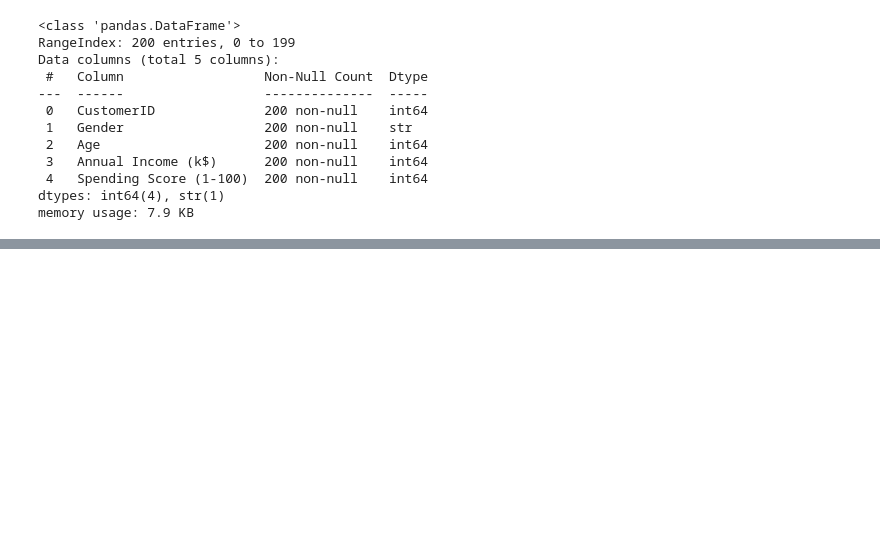
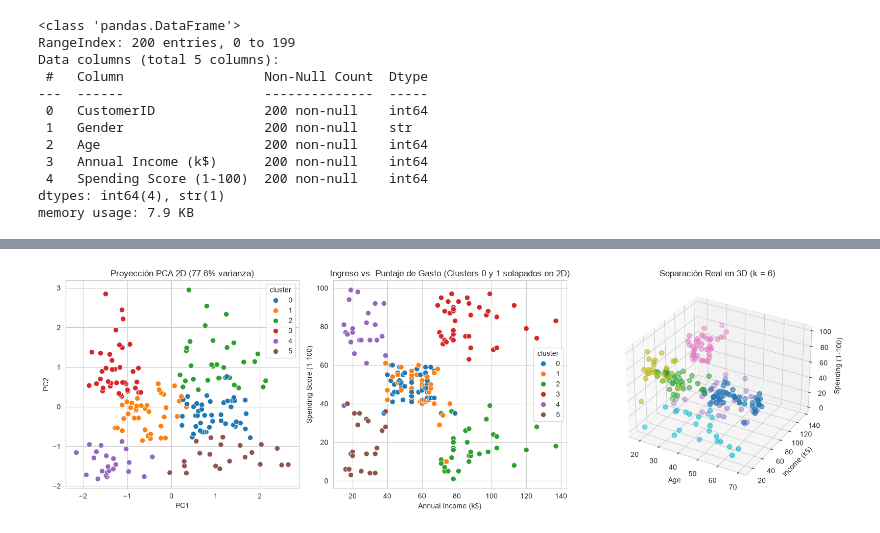
Before and after one commit to Mgobeaalcoba/data_science_henry, a Jupyter notebook: clase_07_aprendizaje_no_supervisado_i/notebooks/clustering_mall_customers.ipynb, the cells around one changed output, grey strips where cells are left out. Saved outputs shown, nothing was run; the diff lists cells and outputs as text; code cells hidden in the pictures; blank space fills up the shorter version.

```diff
--- a/clase_07_aprendizaje_no_supervisado_i/notebooks/clustering_mall_customers.ipynb
+++ b/clase_07_aprendizaje_no_supervisado_i/notebooks/clustering_mall_customers.ipynb
@@ -171,12 +68,0 @@ y 5, y elegimos el `k` con mayor silueta promedio.
-# %%
-silhouette_scores = {}
-
-for k in k_range:
-    km = KMeans(n_clusters=k, random_state=RANDOM_STATE, n_init=10)
-    labels = km.fit_predict(X_scaled)
-    score = silhouette_score(X_scaled, labels)
-    silhouette_scores[k] = score
-    print(f"k={k}: silueta = {score:.4f}")
-
-best_k = max(silhouette_scores, key=silhouette_scores.get)
-print(f"\nMejor k según silueta: {best_k}")
@@ -356,0 +205,34 @@ El valor final de `k` se selecciona buscando un equilibrio entre una reducción
+# %%
+pca = PCA(n_components=2, random_state=RANDOM_STATE)
+X_pca = pca.fit_transform(X_scaled)
+var_tot = pca.explained_variance_ratio_.sum()
+
+fig = plt.figure(figsize=(16, 5))
+
+# 1. Proyección PCA 2D
+ax1 = fig.add_subplot(131)
+sns.scatterplot(x=X_pca[:, 0], y=X_pca[:, 1], hue=df["cluster"], palette="tab10", s=55, ax=ax1)
+ax1.set_title(f"Proyección PCA 2D ({var_tot:.1%} varianza)")
+ax1.set_xlabel("PC1")
+ax1.set_ylabel("PC2")
+
+# 2. Vista clásica 2D: Ingreso vs. Gasto
+ax2 = fig.add_subplot(132)
+sns.scatterplot(data=df, x="Annual Income (k$)", y="Spending Score (1-100)", hue=df["cluster"], palette="tab10", s=55, ax=ax2)
+ax2.set_title("Ingreso vs. Puntaje de Gasto (Clusters 0 y 1 solapados en 2D)")
+
+# 3. Espacio 3D real: Edad, Ingreso y Gasto
+ax3 = fig.add_subplot(133, projection="3d")
+sc = ax3.scatter(
+    df["Age"], df["Annual Income (k$)"], df["Spending Score (1-100)"],
+    c=df["cluster"], cmap="tab10", s=45, alpha=0.85
+)
+ax3.set_xlabel("Age")
+ax3.set_ylabel("Income (k$)")
+ax3.set_zlabel("Spending (1-100)")
+ax3.set_title("Separación Real en 3D (k = 6)")
+
+plt.tight_layout()
+plt.show()
+# %% [output]
+[figure, added]
```
Also changed, not shown: parts of 42 cells of this notebook, 22 other files.
